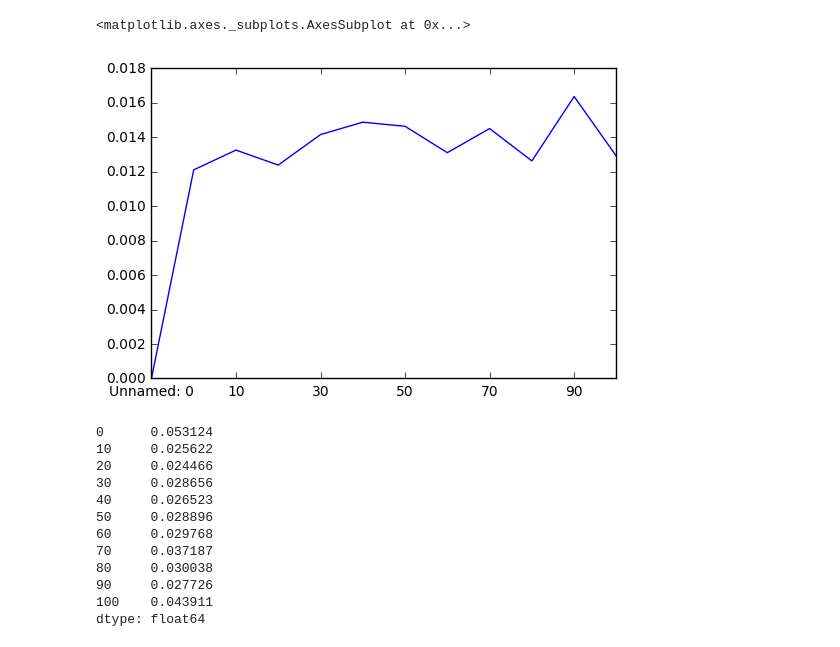
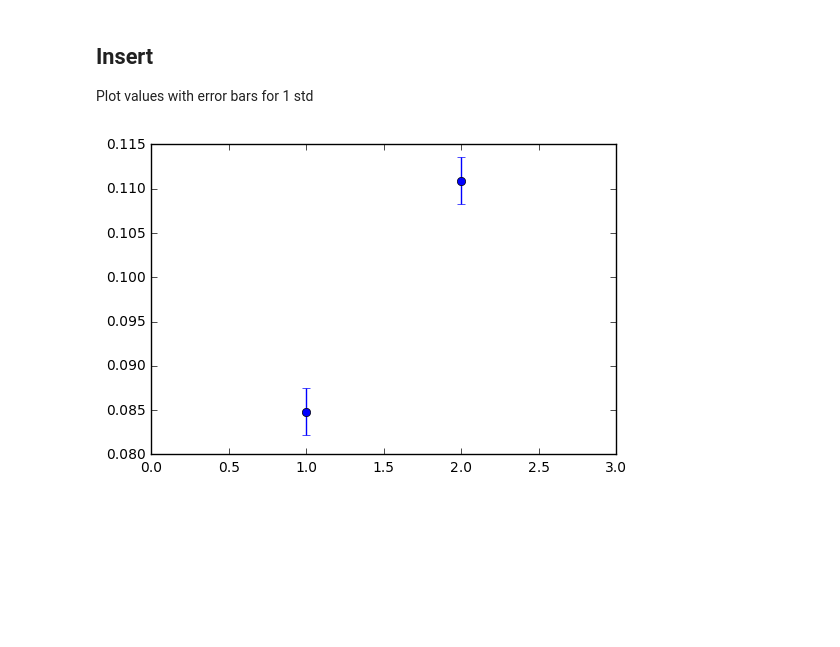
Before and after one commit to ezig/shilldb, a Jupyter notebook: experiments/queries/microbenchmarks.ipynb, the cells around one changed output. Saved outputs shown, nothing was run; the diff lists cells and outputs as text; code cells hidden in the pictures; blank space fills up the shorter version.

Commit message:
Added graphs for benchmarks

```diff
--- a/experiments/queries/microbenchmarks.ipynb
+++ b/experiments/queries/microbenchmarks.ipynb
@@ -1,6 +0,0 @@
-# %%
-%matplotlib inline
-import pandas as pd
-
-db_df = pd.read_csv("data/db_update.csv")
-s_df = pd.read_csv("data/shilldb_update.csv")
@@ -13,30 +1,38 @@ s_df.mean()[1:].plot()
-# %%
-(s_df.mean() - db_df.mean()).plot()
-# %% [output]
-<matplotlib.axes._subplots.AxesSubplot at 0x...>
-[figure, removed]
-# %%
-from sklearn import linear_model
-import numpy as np
-
-diff = s_df.mean() - db_df.mean()
-diff = diff[1:]
-
-print diff
-
-# reg = line/ar_model.LinearRegression()
-# xs = np.arange(0, 110, 10)
-# reg.fit(xs, diff[1:])
-# %% [output]
-0      0.053124
-10     0.025622
-20     0.024466
-30     0.028656
-40     0.026523
-50     0.028896
-60     0.029768
-70     0.037187
-80     0.030038
-90     0.027726
-100    0.043911
-dtype: float64
+# %%
+%matplotlib inline
+import pandas as pd
+import matplotlib.pyplot as plt
+
+def get_dfs(fsuffix):
+    db_df = pd.read_csv("data/db_%s.csv" % fsuffix)
+    s_df = pd.read_csv("data/shilldb_%s.csv" % fsuffix)
+
+    return db_df, s_df
+
+def plot_benchmark(fsuffix):
+    d, s = get_dfs(fsuffix)
+
+    plt.xlim(-10, 110)
+    plt.errorbar(range(0, 110, 10), d.mean().values[1:], yerr=d.std().values[1:])
+    plt.errorbar(range(0, 110, 10), s.mean().values[1:], yerr=d.std().values[1:])
+
+    plt.show()
+
+    (s.mean() - d.mean())[1:].plot()
+# %% [markdown]
+## Insert
+
+Plot values with error bars for 1 std
+# %%
+d, s = get_dfs("insert")
+
+s_mean = s.mean()[1:][0]
+d_mean = d.mean()[1:][0]
+s_std = d.std()[1:][0]
+d_std = d.std()[1:][0]
+
+plt.errorbar([1,2], [d_mean, s_mean], yerr=[d_std, s_std], fmt='o')
+plt.xlim(0,3)
+plt.show()
+# %% [output]
+[figure, added]
```
Also changed, not shown: parts of 7 cells of this notebook, 3 other files.
